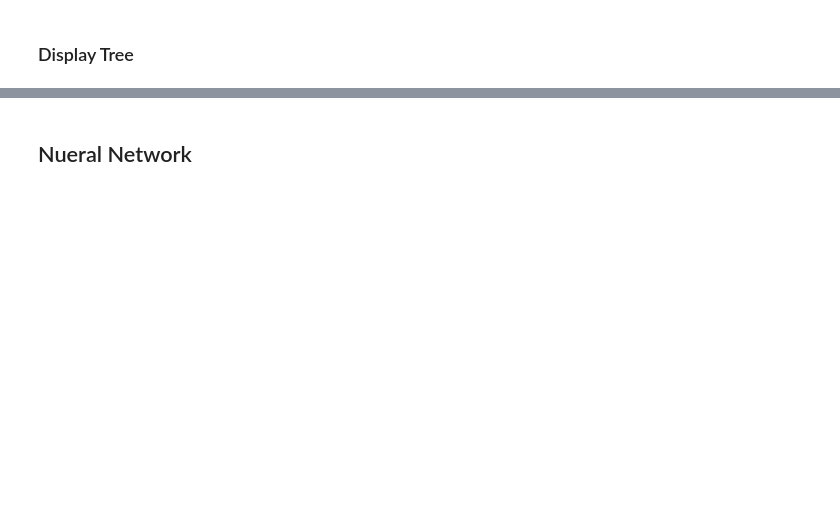
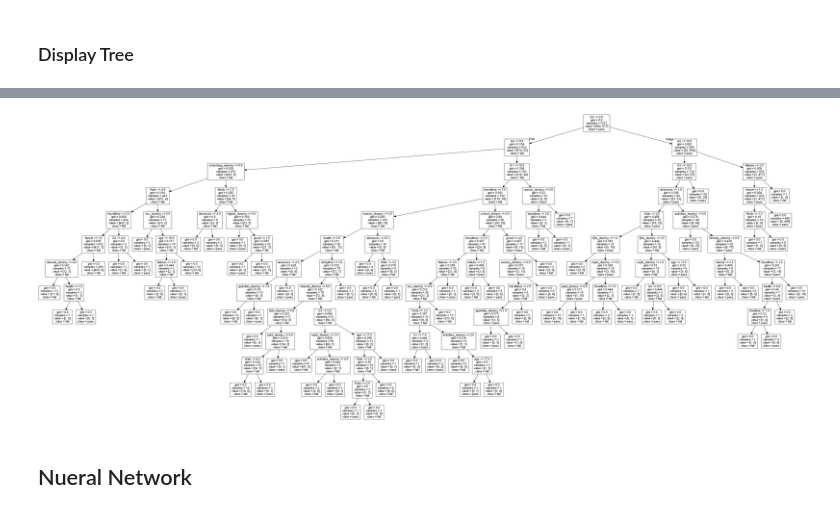
Before and after one commit to rohitRaikhy/Data-Mining---Student-Predictions, a Jupyter notebook: Student_Performance_Final.ipynb, the cells around one changed output, grey strips where cells are left out. Cells and saved outputs as stored; diff of their text form; code cells hidden in the pictures; blank space fills up the shorter version.

```diff
--- a/Student_Performance_Final.ipynb
+++ b/Student_Performance_Final.ipynb
@@ -322,7 +332,9 @@ Here we load the datasets for the two classes and merge them into one. A 'passed
 # %%
 dfs = [math_df, por_df]
 data = pd.concat(dfs)
-data['passed'] = data['G3'] >= 10
+data['passed'] = 0
+data.loc[data['G3'] >= 10,'passed'] = 1
+#data['passed'] = data['G3'] >= 10
 data = data.drop(columns=['G3'])
 data
 # %% [output]
@@ -459,6 +488,11 @@ graph = graphviz.Source(dot_data)
 graph
 # %% [output]
 [drawing not drawn]
+# %%
+graph = pydotplus.graph_from_dot_data(dot_data)
+Image(graph.create_png())
+# %% [output]
+[figure, added]
 # %% [markdown]
 ## Nueral Network
 # %%
```
Also changed, not shown: parts of 12 cells of this notebook.
